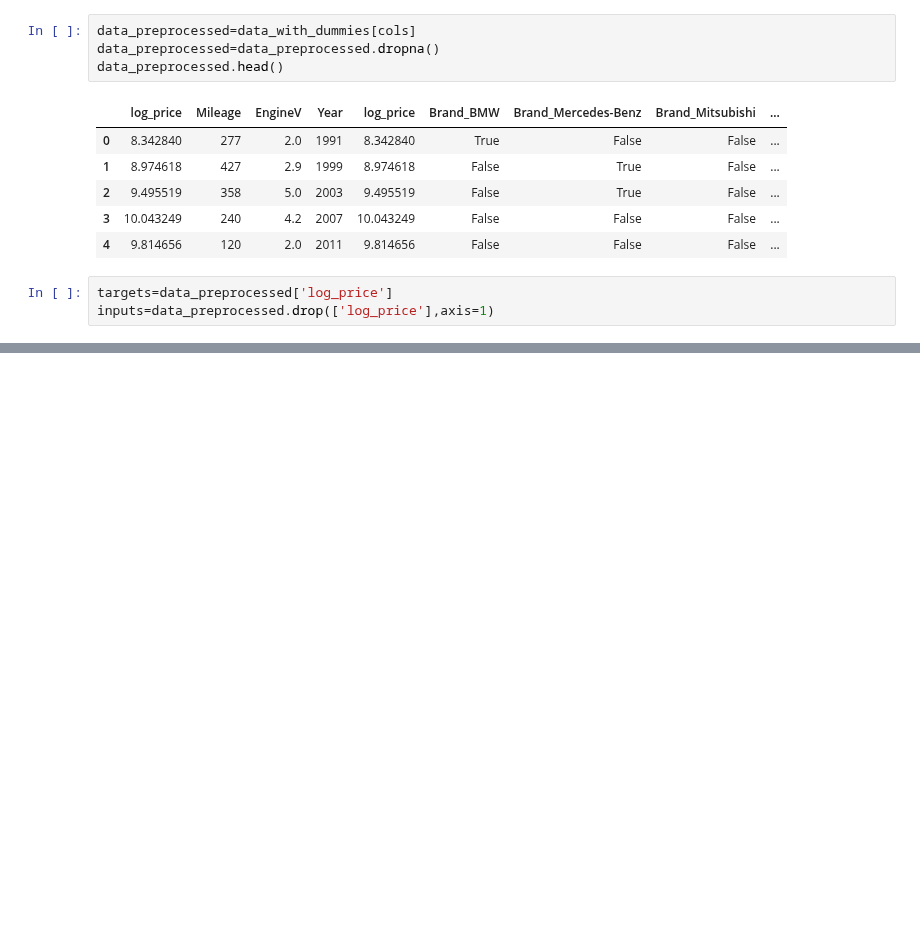
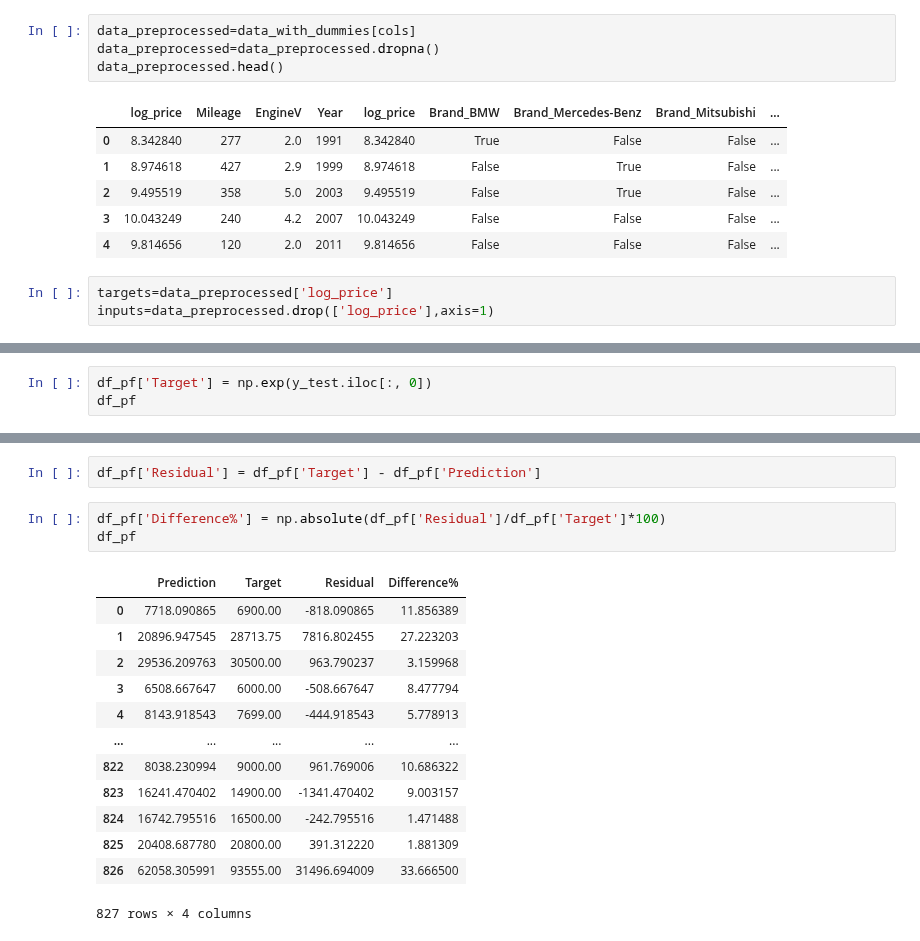
Before and after one commit to Shreetam12345/Linear-Regression, a Jupyter notebook: Linear_Regression.ipynb, the cells around one changed output, grey strips where cells are left out. Drawn from its saved outputs; the diff is of its cells as text; blank space fills up the shorter version.

```diff
--- a/Linear_Regression.ipynb
+++ b/Linear_Regression.ipynb
@@ -324,0 +361,3 @@ array(['BMW', 'Mercedes-Benz', 'Audi', 'Toyota', 'Renault', 'Volkswagen',
+# %%
+df_pf['Target'] = np.exp(y_test.iloc[:, 0])
+df_pf
@@ -324,0 +411,19 @@ array(['BMW', 'Mercedes-Benz', 'Audi', 'Toyota', 'Renault', 'Volkswagen',
+# %%
+df_pf['Residual'] = df_pf['Target'] - df_pf['Prediction']
+# %%
+df_pf['Difference%'] = np.absolute(df_pf['Residual']/df_pf['Target']*100)
+df_pf
+# %% [output]
+|  | Prediction | Target | Residual | Difference% |
+| 0 | 7718.090865 | 6900.00 | -818.090865 | 11.856389 |
+| 1 | 20896.947545 | 28713.75 | 7816.802455 | 27.223203 |
+| 2 | 29536.209763 | 30500.00 | 963.790237 | 3.159968 |
+| 3 | 6508.667647 | 6000.00 | -508.667647 | 8.477794 |
+| 4 | 8143.918543 | 7699.00 | -444.918543 | 5.778913 |
+| ... | ... | ... | ... | ... |
+| 822 | 8038.230994 | 9000.00 | 961.769006 | 10.686322 |
+| 823 | 16241.470402 | 14900.00 | -1341.470402 | 9.003157 |
+| 824 | 16742.795516 | 16500.00 | -242.795516 | 1.471488 |
+| 825 | 20408.687780 | 20800.00 | 391.312220 | 1.881309 |
+| 826 | 62058.305991 | 93555.00 | 31496.694009 | 33.666500 |
+827 rows × 4 columns
```
Also changed, not shown: parts of 43 cells of this notebook.
